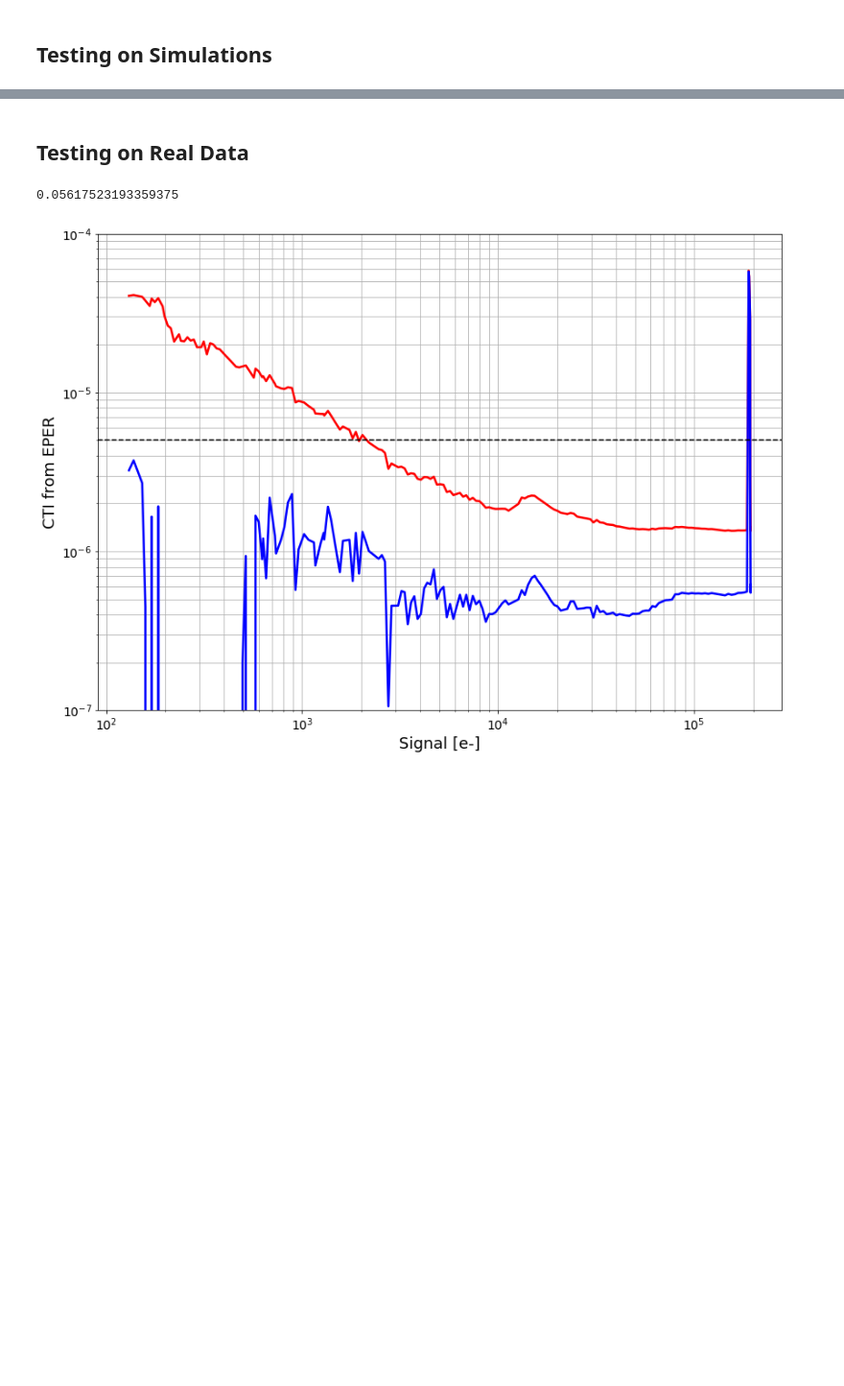
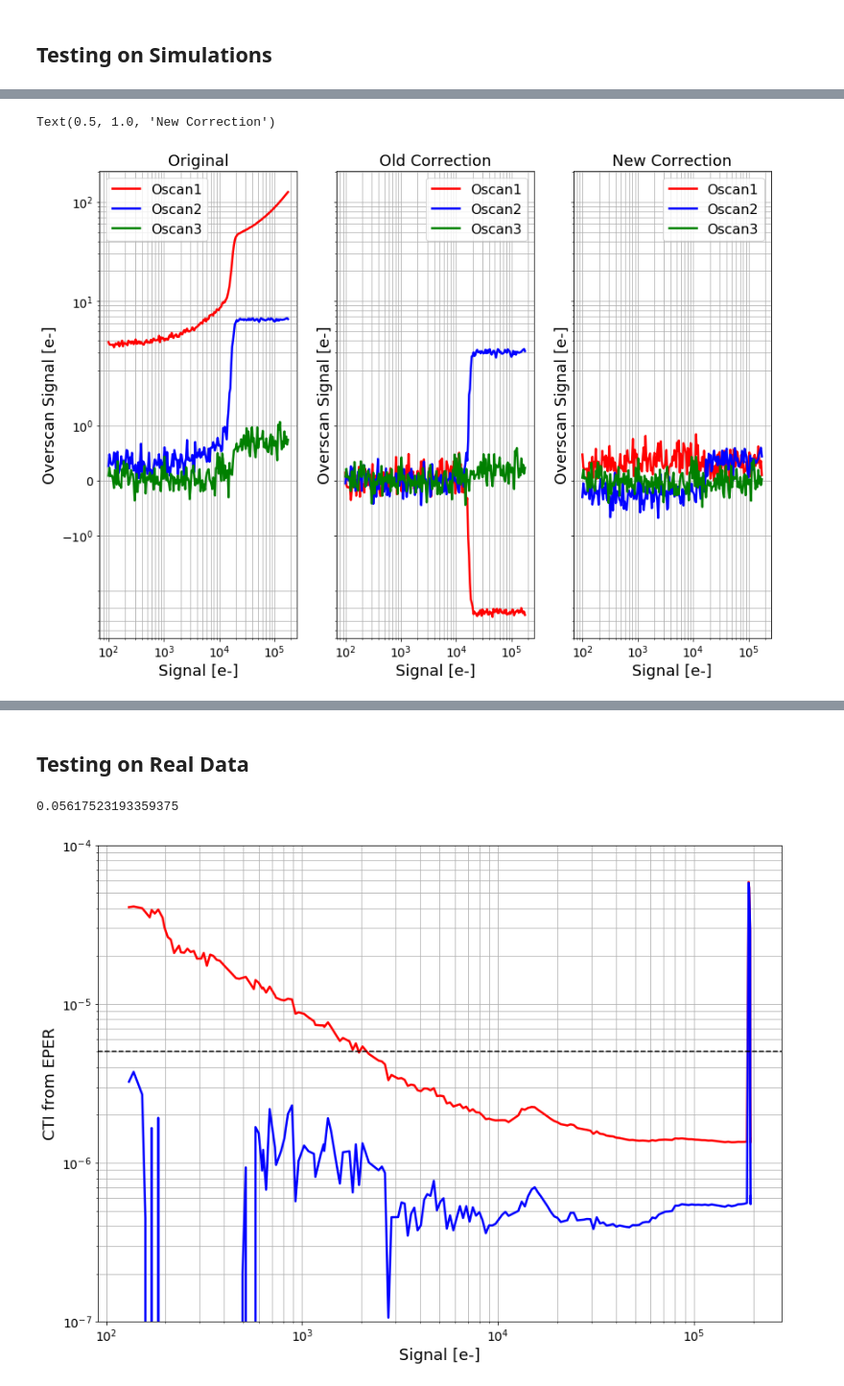
Before and after one commit to Snyder005/ctisim, a Jupyter notebook: notebooks/OverscanCorrection.ipynb, the cells around one changed output, grey strips where cells are left out. Shown: that part at 96% size. Saved outputs shown, nothing was run; the diff lists cells and outputs as text; code cells hidden in the pictures; blank space fills up the shorter version.

```diff
--- a/notebooks/OverscanCorrection.ipynb
+++ b/notebooks/OverscanCorrection.ipynb
@@ -53 +112,59 @@ for i in range(ny):
+# %%
+## Data
+oscan1_data = segarr[:, 512]
+oscan2_data = segarr[:, 513]
+oscan3_data = segarr[:, 514]
+
+## Corrected
+oscan1_corrected_old = corrected_old[:, 512]
+oscan2_corrected_old = corrected_old[:, 513]
+oscan3_corrected_old = corrected_old[:, 514]
+
+oscan1_corrected_new = corrected_new[:, 512]
+oscan2_corrected_new = corrected_new[:, 513]
+oscan3_corrected_new = corrected_new[:, 514]
+
+fig, axes = plt.subplots(1, 3, figsize=(14, 10), sharey=True)
+
+axes[0].plot(signals, oscan1_data, linewidth=2.5, color='red', label='Oscan1')
+axes[0].plot(signals, oscan2_data, linewidth=2.5, color='blue', label='Oscan2')
+axes[0].plot(signals, oscan3_data, linewidth=2.5, color='green', label='Oscan3')
+#ax.set_yscale('log')
+axes[0].set_xscale('log')
+axes[0].set_yscale('symlog', subsy=[2, 3, 4, 5, 6, 7, 8, 9])
+axes[0].tick_params(axis='both', which='major', labelsize=14)
+axes[0].grid(which='both')
+axes[0].legend(fontsize=16)
+axes[0].set_xlabel('Signal [e-]', fontsize=18)
+axes[0].set_ylabel('Overscan Signal [e-]', fontsize=18)
+axes[0].set_title('Original', fontsize=18)
+
+axes[1].plot(signals, oscan1_corrected_old, linewidth=2.5, color='red', label='Oscan1')
+axes[1].plot(signals, oscan2_corrected_old, linewidth=2.5, color='blue', label='Oscan2')
+axes[1].plot(signals, oscan3_corrected_old, linewidth=2.5, color='green', label='Oscan3')
+#ax.set_yscale('log')
+axes[1].set_xscale('log')
+axes[1].set_yscale('symlog', subsy=[2, 3, 4, 5, 6, 7, 8, 9])
+axes[1].legend(fontsize=16)
+axes[1].tick_params(axis='both', which='major', labelsize=14)
+axes[1].grid(which='both')
+axes[1].set_xlabel('Signal [e-]', fontsize=18)
+axes[1].set_ylabel('Overscan Signal [e-]', fontsize=18)
+axes[1].set_title('Old Correction', fontsize=18)
+
+axes[2].plot(signals, oscan1_corrected_new, linewidth=2.5, color='red', label='Oscan1')
+axes[2].plot(signals, oscan2_corrected_new, linewidth=2.5, color='blue', label='Oscan2')
+axes[2].plot(signals, oscan3_corrected_new, linewidth=2.5, color='green', label='Oscan3')
+#ax.set_yscale('log')
+axes[2].set_xscale('log')
+axes[2].set_yscale('symlog', subsy=[2, 3, 4, 5, 6, 7, 8, 9])
+axes[2].legend(fontsize=16)
+axes[2].tick_params(axis='both', which='major', labelsize=14)
+axes[2].grid(which='both')
+axes[2].set_xlabel('Signal [e-]', fontsize=18)
+axes[2].set_ylabel('Overscan Signal [e-]', fontsize=18)
+axes[2].set_title('New Correction', fontsize=18)
+# %% [output]
+Text(0.5, 1.0, 'New Correction')
+[figure, added]
 # %%
```
Also changed, not shown: parts of 10 cells of this notebook, 20 other files.
